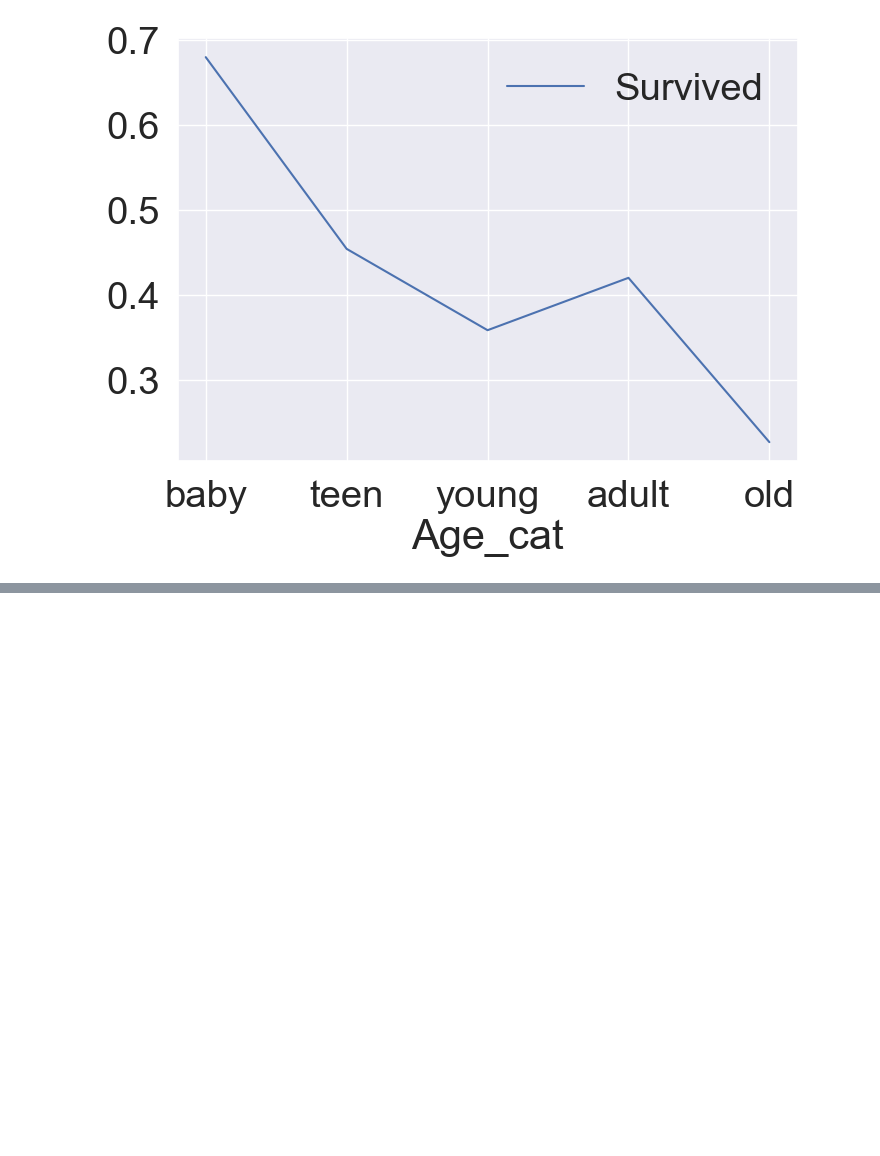
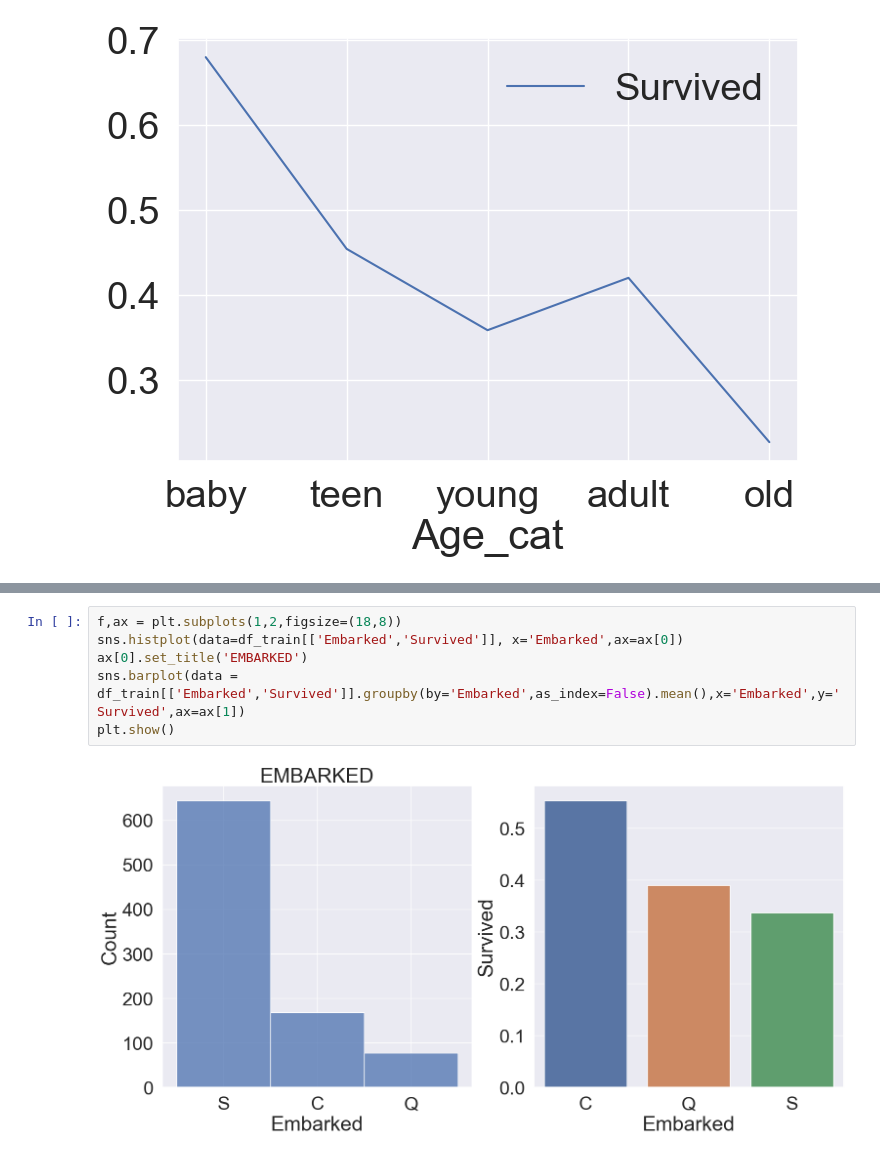
Before and after one commit to JW-Namsta/Kaggle_Study, a Jupyter notebook: Titanic/Titanic_copy_2.ipynb, the cells around one changed output, grey strips where cells are left out. Cells and saved outputs as stored; diff of their text form; blank space fills up the shorter version.

```diff
--- a/Titanic/Titanic_copy_2.ipynb
+++ b/Titanic/Titanic_copy_2.ipynb
@@ -242,0 +259,8 @@ old      0.227273
+# %%
+f,ax = plt.subplots(1,2,figsize=(18,8))
+sns.histplot(data=df_train[['Embarked','Survived']], x='Embarked',ax=ax[0])
+ax[0].set_title('EMBARKED')
+sns.barplot(data = df_train[['Embarked','Survived']].groupby(by='Embarked',as_index=False).mean(),x='Embarked',y='Survived',ax=ax[1])
+plt.show()
+# %% [output]
+[figure, added]
```
Also changed, not shown: parts of 2 cells of this notebook.
